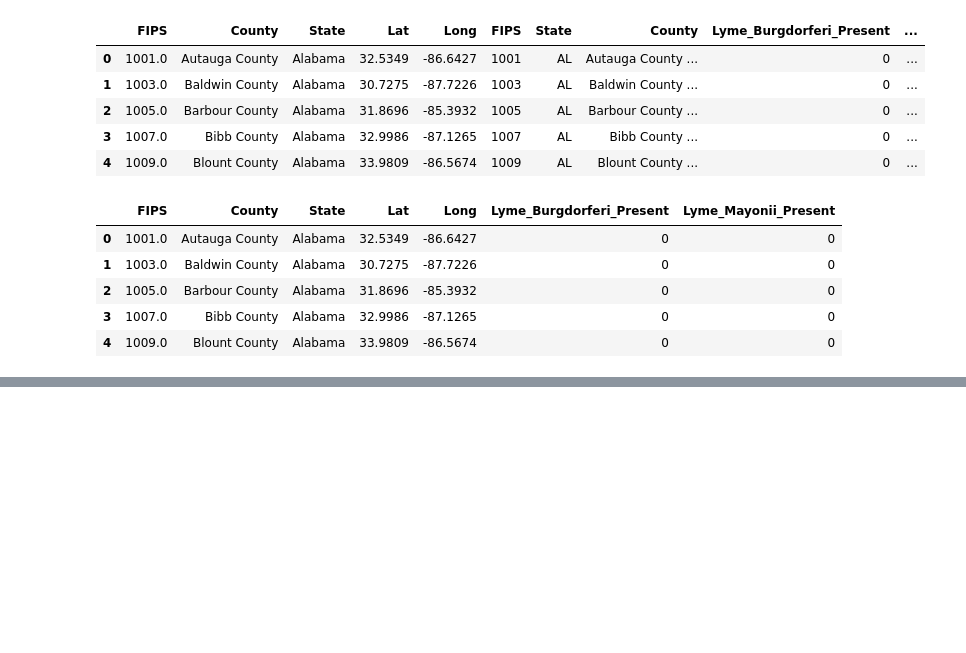
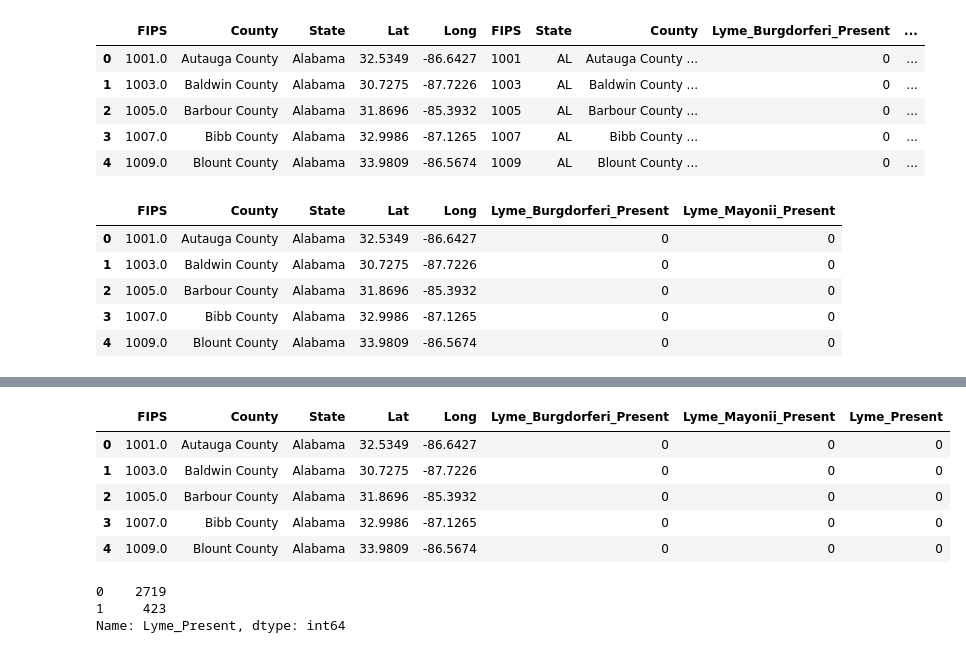
Before and after one commit to Tsoggy/Lyme_Disease, a Jupyter notebook: Resources/Notebooks/Counties_Lat_Long.ipynb, the cells around one changed output, grey strips where cells are left out. Cells and saved outputs as stored; diff of their text form; code cells hidden in the pictures; blank space fills up the shorter version.

```diff
--- a/Resources/Notebooks/Counties_Lat_Long.ipynb
+++ b/Resources/Notebooks/Counties_Lat_Long.ipynb
@@ -153,0 +165,18 @@ merge.head()
+# %%
+# Turn the Lyme_Present column into 0s and 1s
+tick_lat_long["Lyme_Present"] = tick_lat_long["Lyme_Present"].apply(lambda x: 0 if x == 0 else 1)
+tick_lat_long.head()
+# %% [output]
+|  | FIPS | County | State | Lat | Long | Lyme_Burgdorferi_Present | Lyme_Mayonii_Present | Lyme_Present |
+| 0 | 1001.0 | Autauga County | Alabama | 32.5349 | -86.6427 | 0 | 0 | 0 |
+| 1 | 1003.0 | Baldwin County | Alabama | 30.7275 | -87.7226 | 0 | 0 | 0 |
+| 2 | 1005.0 | Barbour County | Alabama | 31.8696 | -85.3932 | 0 | 0 | 0 |
+| 3 | 1007.0 | Bibb County | Alabama | 32.9986 | -87.1265 | 0 | 0 | 0 |
+| 4 | 1009.0 | Blount County | Alabama | 33.9809 | -86.5674 | 0 | 0 | 0 |
+# %%
+# Compare values in lyme_present
+tick_lat_long["Lyme_Present"].value_counts()
+# %% [output]
+0    2719
+1     423
+Name: Lyme_Present, dtype: int64
```
Also changed, not shown: parts of 21 cells of this notebook, 1 other file.
